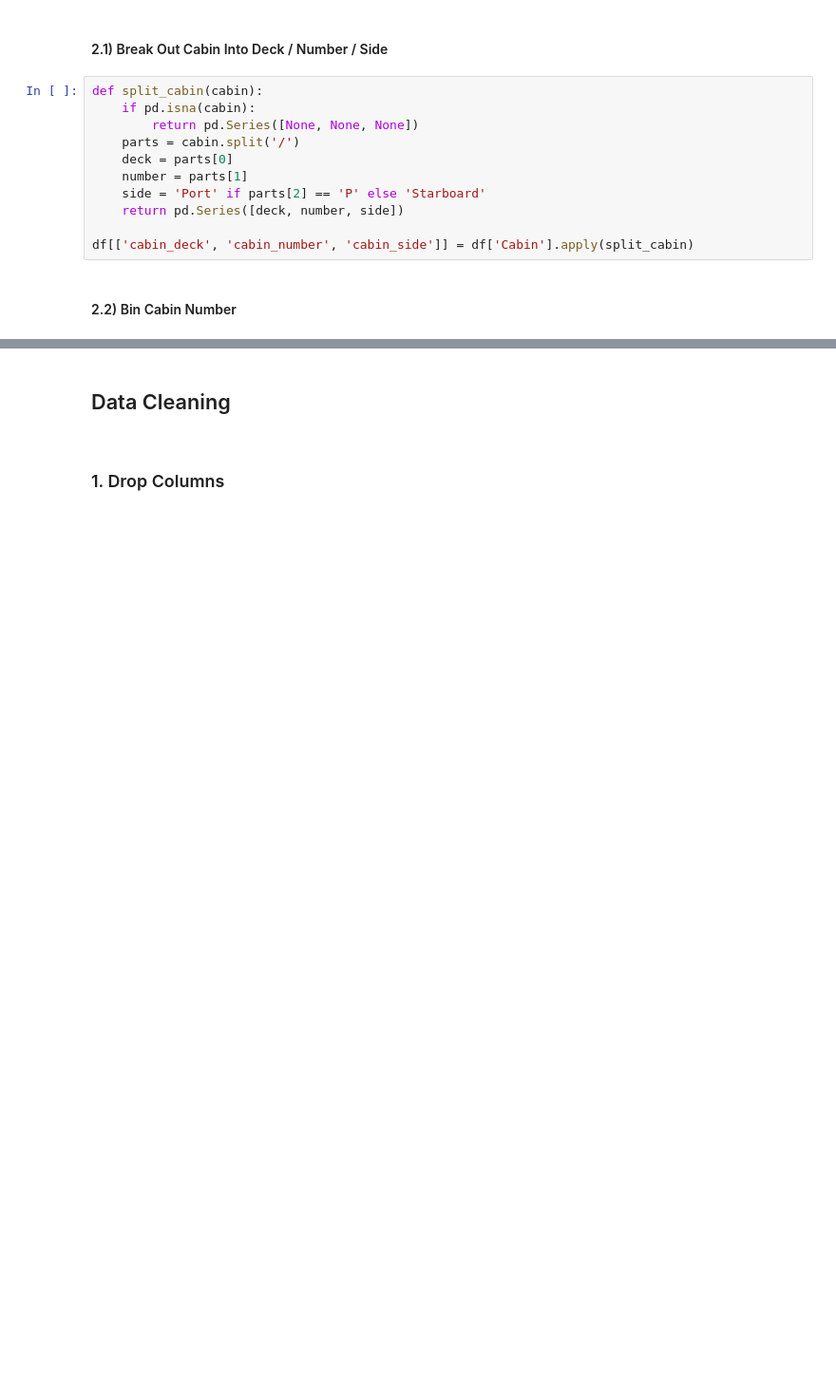
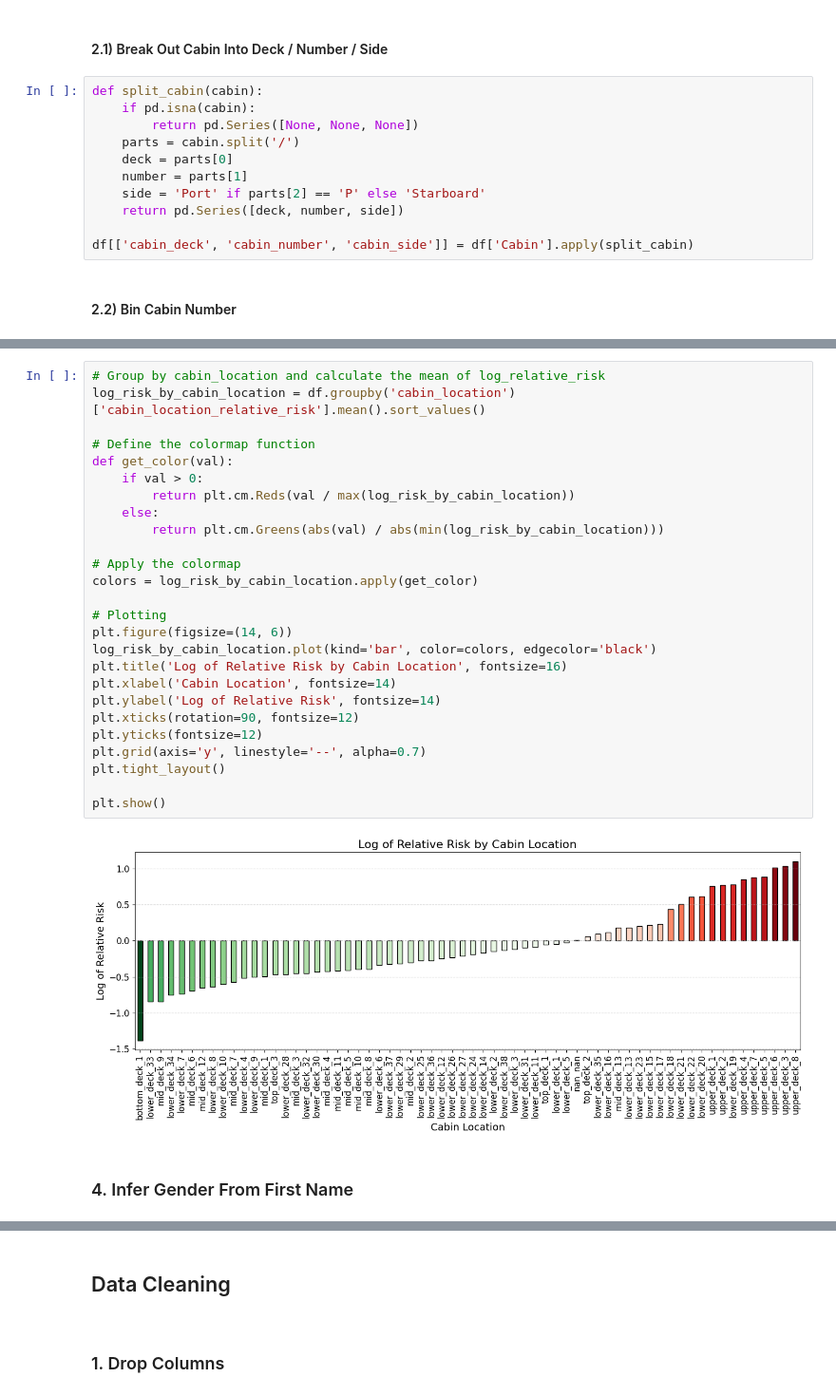
Before and after one commit to LandonWall/lightgbm-shap-analysis, a Jupyter notebook: lightgbm-shap-analysis-spaceship-titanic.ipynb, the cells around one changed output, grey strips where cells are left out. Shown at 95% size. Drawn from its saved outputs; the diff is of its cells as text; blank space fills up the shorter version.

```diff
--- a/lightgbm-shap-analysis-spaceship-titanic.ipynb
+++ b/lightgbm-shap-analysis-spaceship-titanic.ipynb
@@ -138,0 +208,30 @@ df[['cabin_deck_level', 'cabin_side', 'cabin_region']].head()
+# %%
+# Group by cabin_location and calculate the mean of log_relative_risk
+log_risk_by_cabin_location = df.groupby('cabin_location')['cabin_location_relative_risk'].mean().sort_values()
+
+# Define the colormap function
+def get_color(val):
+    if val > 0:
+        return plt.cm.Reds(val / max(log_risk_by_cabin_location))
+    else:
+        return plt.cm.Greens(abs(val) / abs(min(log_risk_by_cabin_location)))
+
+# Apply the colormap
+colors = log_risk_by_cabin_location.apply(get_color)
+
+# Plotting
+plt.figure(figsize=(14, 6))
+log_risk_by_cabin_location.plot(kind='bar', color=colors, edgecolor='black')
+plt.title('Log of Relative Risk by Cabin Location', fontsize=16)
+plt.xlabel('Cabin Location', fontsize=14)
+plt.ylabel('Log of Relative Risk', fontsize=14)
+plt.xticks(rotation=90, fontsize=12)
+plt.yticks(fontsize=12)
+plt.grid(axis='y', linestyle='--', alpha=0.7)
+plt.tight_layout()
+
+plt.show()
+# %% [output]
+[figure, added]
+# %% [markdown]
+### 4. Infer Gender From First Name
```
Also changed, not shown: parts of 45 cells of this notebook.
